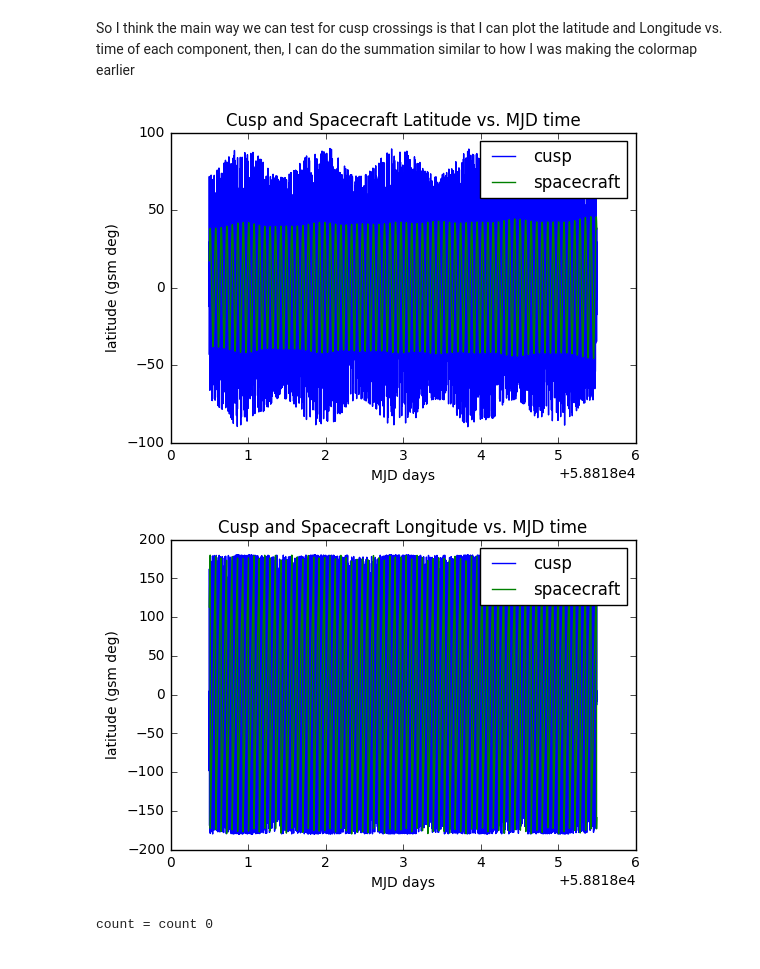
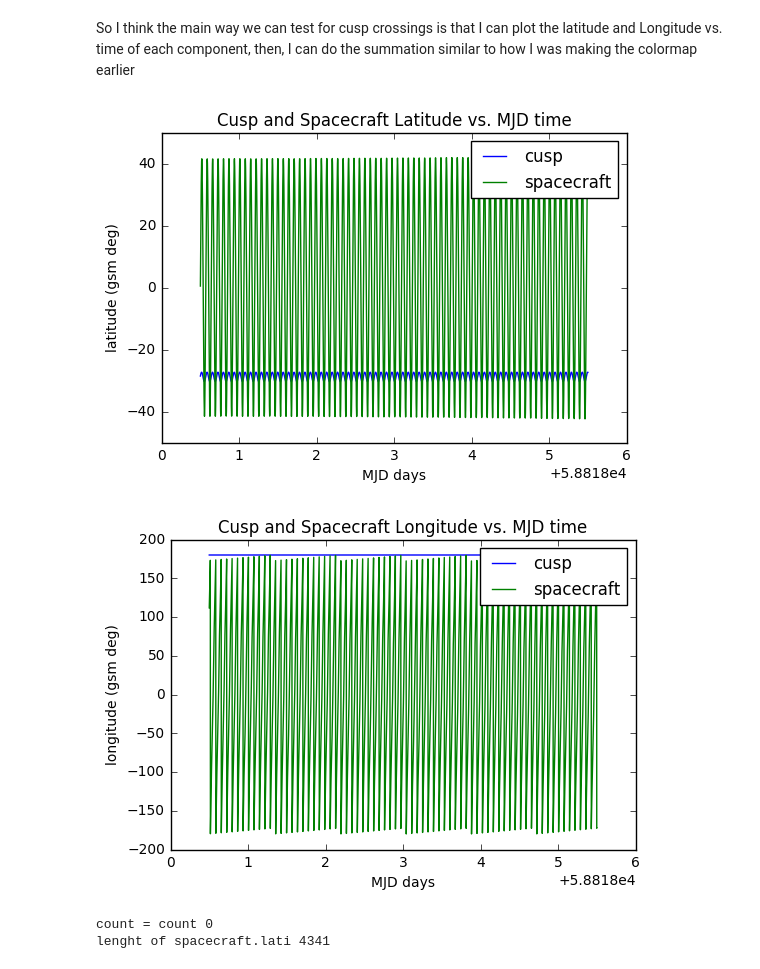
Before and after one commit to fsbr/se3-path-planner, a Jupyter notebook: modularPlanner/Cusp Plots (Daily).ipynb, the cells around one changed output. Cells and saved outputs as stored; diff of their text form; code cells hidden in the pictures.

Commit message:
working cusp counter

```diff
--- a/modularPlanner/Cusp Plots (Daily).ipynb
+++ b/modularPlanner/Cusp Plots (Daily).ipynb
@@ -134,6 +134,7 @@ From here one we will be using the data from a year's flight around the earth, b
 # the orbit is fairly easy to get
 #df = pd.read_csv(pathname+'zero.csv')
 df = pd.read_csv('5day.csv')
+# df =pd.read_csv(pathname+'zero_year.csv')
 t = df['DefaultSC.A1ModJulian'] + 29999.5
 x = df['DefaultSC.gse.X']
 y = df['DefaultSC.gse.Y']
@@ -142,8 +143,9 @@ z = df['DefaultSC.gse.Z']
 # set the "ticks"
 cvals = coord.Coords([[i,j,k] for i,j,k in zip(x,y,z)], 'GSM', 'car')
 cvals.ticks = Ticktock(t,'MJD')
-sm = cvals.convert('GSM','sph')
-gsm = cvals.convert('GEI', 'sph')
+sm = cvals.convert('SM','sph')
+spacecraft_gei = cvals.convert('GEI', 'sph')
+spacecraft = cvals.convert('GSM','sph')
 
 
 # t = np.asarray(t)
@@ -277,43 +280,47 @@ So I think the main way we can test for cusp crossings is that I can plot the la
 # %%
 # gsm is the satellite orbit (terrible variable name)
 # x,y,z is the coordinates output from the cusp model (i think it's in gsm)
 # note that x,y,z are all np.ndarray typreddit.com/r/smashbroses
 
 # instatiate the cusp coordinates to a spacepy coords object
 cusp_location = coord.Coords([[i,j,k] for i,j,k in zip(x,y,z)], 'GSM', 'car')
 cusp_location.ticks = Ticktock(t,'MJD')
 cusp_location = cusp_location.convert('GSM','sph')
 
 # put whatever conversions here to maintain consistency
-cusp_location = cusp_location.convert('GSE','sph')
-gsm = gsm.convert('GSE','sph')
+system = 'GSM'
+cusp_location = cusp_location.convert(system,'sph')
+spacecraft = spacecraft.convert(system,'sph')
 
 plt.plot(cusp_location.ticks.MJD,cusp_location.lati, label='cusp')
-plt.plot(gsm.ticks.MJD, gsm.lati,label='spacecraft')
+plt.plot(spacecraft.ticks.MJD, spacecraft.lati,label='spacecraft')
 plt.title('Cusp and Spacecraft Latitude vs. MJD time')
 plt.xlabel('MJD days')
 plt.ylabel('latitude (gsm deg)')
 plt.legend()
 plt.show()
 
 plt.plot(cusp_location.ticks.MJD, cusp_location.long,color='blue', label='cusp')
-plt.plot(gsm.ticks.MJD, gsm.long, color='green', label='spacecraft')
+plt.plot(spacecraft.ticks.MJD, spacecraft.long, color='green', label='spacecraft')
 plt.title('Cusp and Spacecraft Longitude vs. MJD time')
 plt.xlabel('MJD days')
-plt.ylabel('latitude (gsm deg)')
+plt.ylabel('longitude (gsm deg)')
 plt.legend()
 plt.show()
 # %% [output]
-[figure, old version]
+[figure, new version]
-[figure, old version]
+[figure, new version]
 # %%
 count = 0
-for satlat, cusplat, satlong, cusplong in zip(gsm.lati, cusp_location.lati, gsm.long, cusp_location.long):
-    if abs(satlat-cusplat)<=2 and abs(satlong-cusplong)<=2:
+thresh = 2 #degrees
+for satlat, cusplat, satlong, cusplong in zip(spacecraft.lati, cusp_location.lati, spacecraft.long, cusp_location.long):
+    if abs(cusplat-satlat)<=thresh and abs(satlong-cusplong)<=thresh:
         count+=1
     else:
         pass
 
 print("count = count",count)
+print("lenght of spacecraft.lati",len(spacecraft.lati))
 # %% [output]
 count = count 0
+lenght of spacecraft.lati 4341
```
Also changed, not shown: parts of 4 cells of this notebook, 3 other files.
